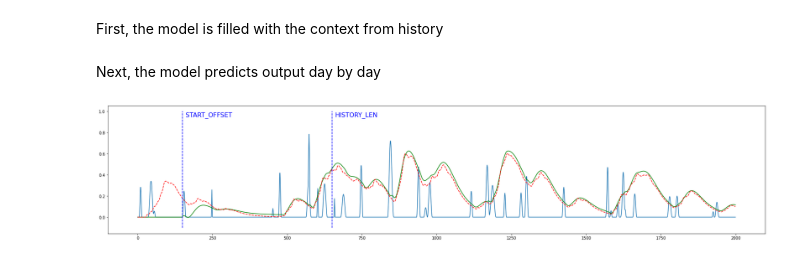
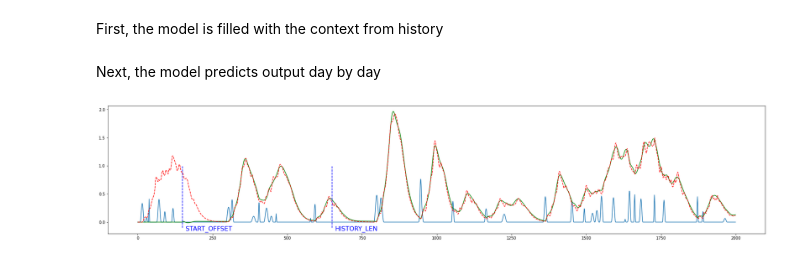
Before and after one commit to mlcollege/time-series-analysis, a Jupyter notebook: src/rainfall_runoff-complete.ipynb, the cells around one changed output. Drawn from its saved outputs; the diff is of its cells as text; code cells hidden in the pictures.

```diff
--- a/src/rainfall_runoff-complete.ipynb
+++ b/src/rainfall_runoff-complete.ipynb
@@ -248,0 +311,15 @@ plt.show()
+# %%
+TEST_SEQ_LEN = 2000
+test_input = generate_precipitation(TEST_SEQ_LEN, 0.02)
+test_output = generate_discharge(BASINS, test_input, 0.05)
+
+sliding_input = []
+for offset in range(MIN_WINDOW, TEST_SEQ_LEN + 1):
+    x = np.roll(test_input, -offset, axis=-1)
+    x[:-offset] = 0
+    sliding_input.append(x[-SEQ_LEN:])
+
+prediction = np.concatenate((
+    np.zeros(MIN_WINDOW-1),
+    sliding_model.predict(np.vstack(sliding_input)).squeeze()
+))
@@ -305,12 +388,12 @@ for i in tqdm(range(PREDICTION_LEN)):
 # %%
 plt.figure(figsize=(30,6))
 plt.plot(test_input)
 plt.plot(c_prediction, 'green')
 plt.plot(test_output, 'r--')
 plt.plot([START_OFFSET, START_OFFSET], [-0.1, 1.0], 'b--')
-plt.text(START_OFFSET + 10, 0.95, "START_OFFSET", c='b', size="16")
+plt.text(START_OFFSET + 10, -0.15, "START_OFFSET", c='b', size="16")
 plt.plot([START_OFFSET + HISTORY_LEN, START_OFFSET + HISTORY_LEN], [-0.1, 1.0], 'b--')
-plt.text(START_OFFSET + HISTORY_LEN + 10, 0.95, "HISTORY_LEN", c='b', size="16")
+plt.text(START_OFFSET + HISTORY_LEN + 10, -0.15, "HISTORY_LEN", c='b', size="16")
 plt.show()
 # %% [output]
-[figure, old version]
+[figure, new version]
```
Also changed, not shown: parts of 37 cells of this notebook, 2 other files.
